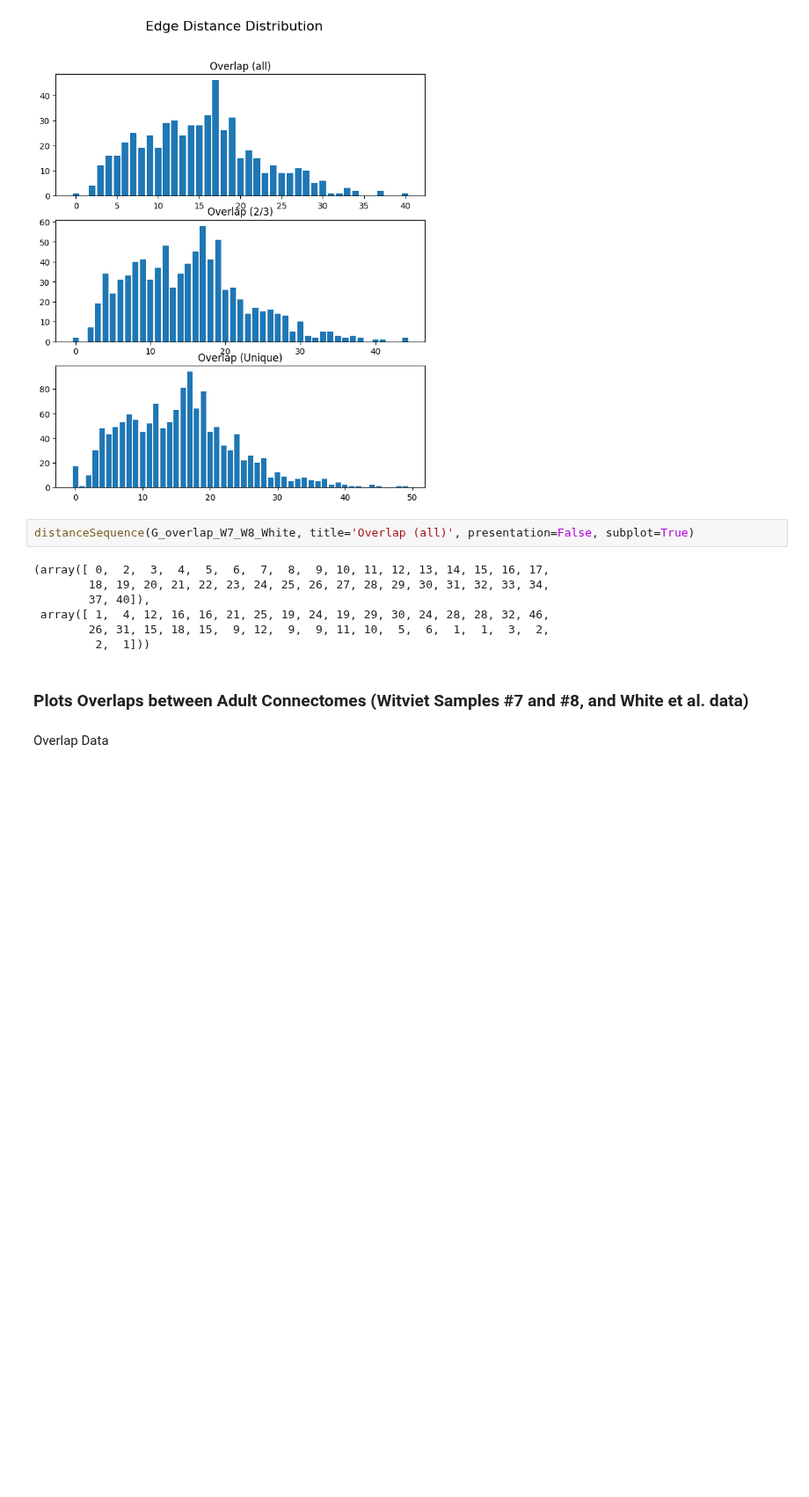
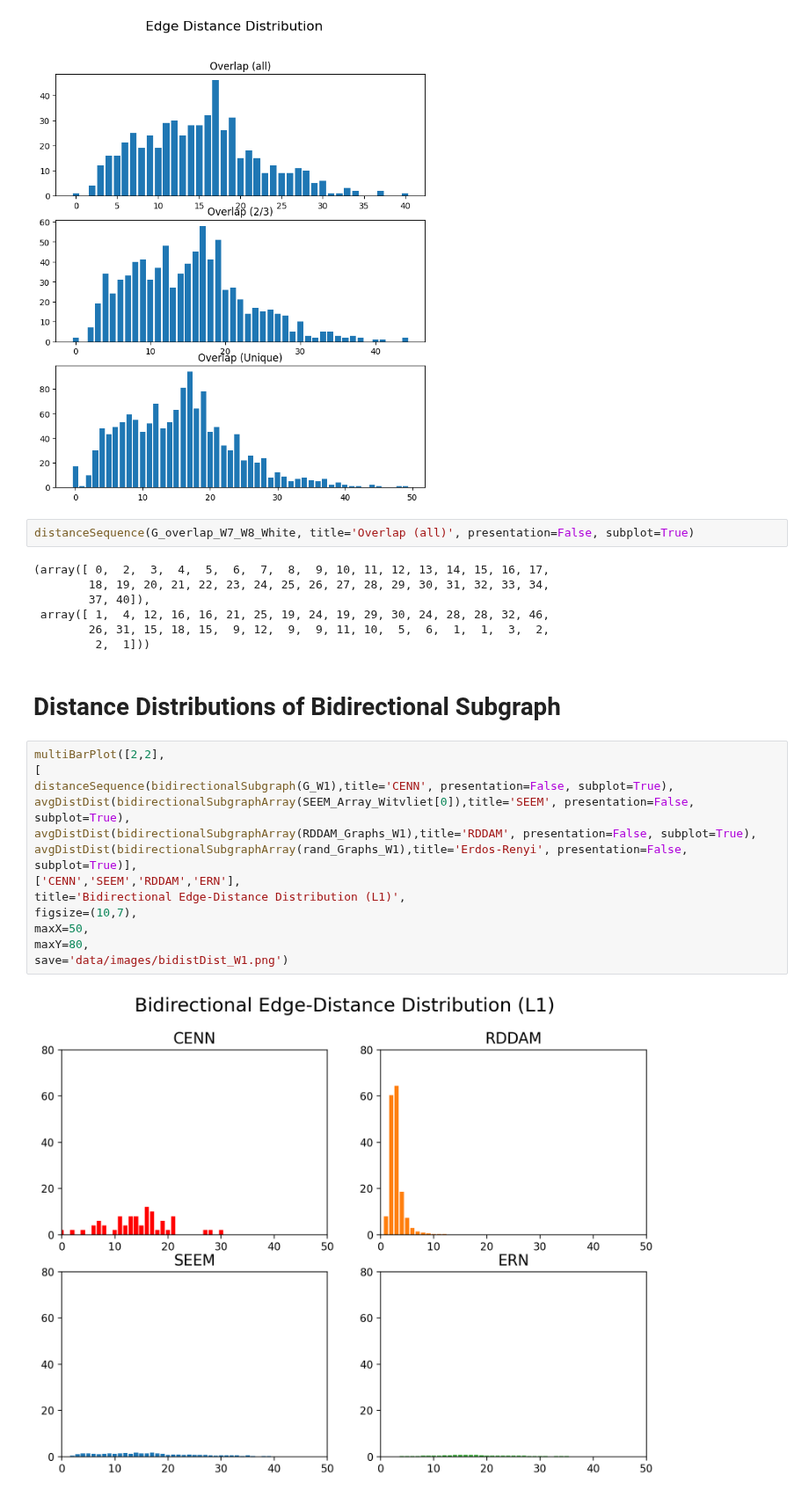
Before and after one commit to Zach-Attach/SEEM, a Jupyter notebook: src/analysis/display.ipynb, the cells around one changed output. Shown at 88% size. Cells and saved outputs as stored; diff of their text form; blank space fills up the shorter version.

Commit message:
Bidirectional Edge Distance Distributions

```diff
--- a/src/analysis/display.ipynb
+++ b/src/analysis/display.ipynb
@@ -438,7 +433,20 @@ distanceSequence(G_overlap_W7_W8_White, title='Overlap (all)', presentation=Fals
  array([ 1,  4, 12, 16, 16, 21, 25, 19, 24, 19, 29, 30, 24, 28, 28, 32, 46,
         26, 31, 15, 18, 15,  9, 12,  9,  9, 11, 10,  5,  6,  1,  1,  3,  2,
          2,  1]))
-# %% [markdown]
-### Plots Overlaps between Adult Connectomes (Witviet Samples #7 and #8, and White et al. data)
-# %% [markdown]
-Overlap Data
+# %% [markdown]
+# Distance Distributions of Bidirectional Subgraph
+# %%
+multiBarPlot([2,2],
+[
+distanceSequence(bidirectionalSubgraph(G_W1),title='CENN', presentation=False, subplot=True),
+avgDistDist(bidirectionalSubgraphArray(SEEM_Array_Witvliet[0]),title='SEEM', presentation=False, subplot=True),
+avgDistDist(bidirectionalSubgraphArray(RDDAM_Graphs_W1),title='RDDAM', presentation=False, subplot=True),
+avgDistDist(bidirectionalSubgraphArray(rand_Graphs_W1),title='Erdos-Renyi', presentation=False, subplot=True)],
+['CENN','SEEM','RDDAM','ERN'],
+title='Bidirectional Edge-Distance Distribution (L1)',
+figsize=(10,7),
+maxX=50,
+maxY=80,
+save='data/images/bidistDist_W1.png')
+# %% [output]
+[figure, added]
```
Also changed, not shown: parts of 13 cells of this notebook, 12 other files.
